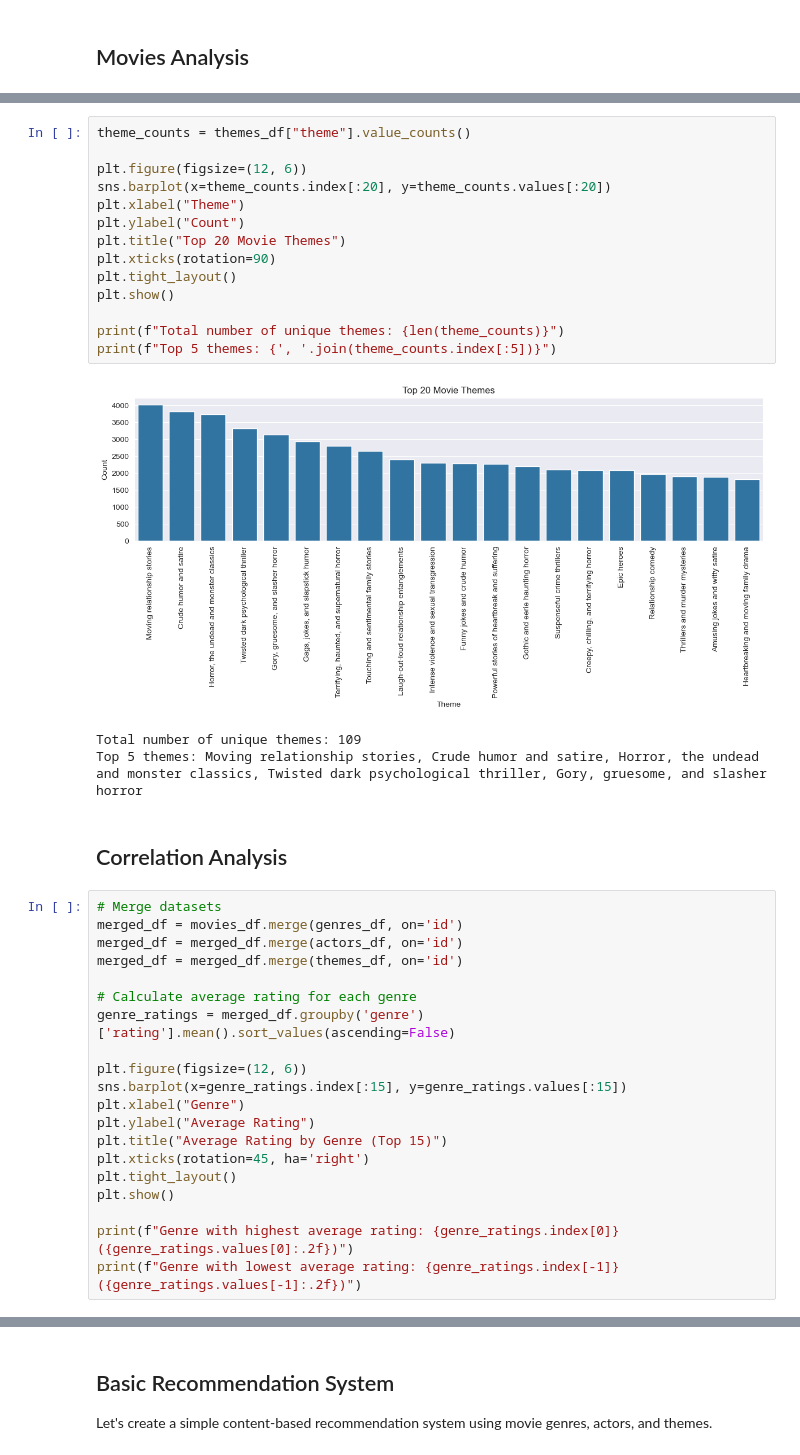
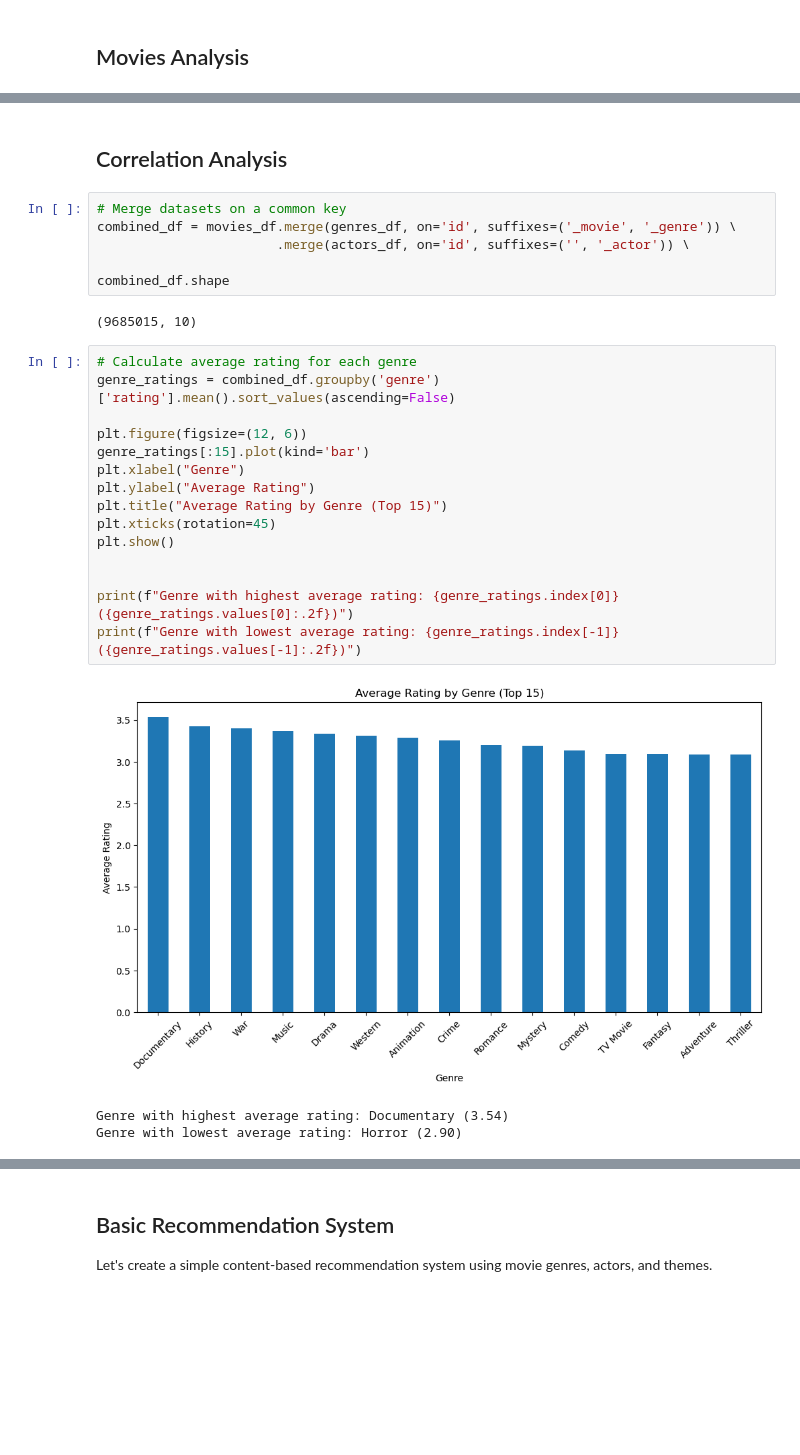
Before and after one commit to Simonstorms/Movie_Recommendation_System_and_Analysis, a Jupyter notebook: main.ipynb, the cells around one changed output, grey strips where cells are left out. Drawn from its saved outputs; the diff is of its cells as text; blank space fills up the shorter version.

```diff
--- a/main.ipynb
+++ b/main.ipynb
@@ -126,40 +125,29 @@ Median movie rating: 3.30
-# %%
-theme_counts = themes_df["theme"].value_counts()
-
-plt.figure(figsize=(12, 6))
-sns.barplot(x=theme_counts.index[:20], y=theme_counts.values[:20])
-plt.xlabel("Theme")
-plt.ylabel("Count")
-plt.title("Top 20 Movie Themes")
-plt.xticks(rotation=90)
-plt.tight_layout()
-plt.show()
-
-print(f"Total number of unique themes: {len(theme_counts)}")
-print(f"Top 5 themes: {', '.join(theme_counts.index[:5])}")
-# %% [output]
-[figure, removed]
-Total number of unique themes: 109
-Top 5 themes: Moving relationship stories, Crude humor and satire, Horror, the undead and monster classics, Twisted dark psychological thriller, Gory, gruesome, and slasher horror
 # %% [markdown]
 ## Correlation Analysis
+# %%
+# Merge datasets on a common key
+combined_df = movies_df.merge(genres_df, on='id', suffixes=('_movie', '_genre')) \
+                       .merge(actors_df, on='id', suffixes=('', '_actor')) \
+
+combined_df.shape
+# %% [output]
+(9685015, 10)
 # %%
-# Merge datasets
-merged_df = movies_df.merge(genres_df, on='id')
-merged_df = merged_df.merge(actors_df, on='id')
-merged_df = merged_df.merge(themes_df, on='id')
-
 # Calculate average rating for each genre
-genre_ratings = merged_df.groupby('genre')['rating'].mean().sort_values(ascending=False)
+genre_ratings = combined_df.groupby('genre')['rating'].mean().sort_values(ascending=False)
 
 plt.figure(figsize=(12, 6))
-sns.barplot(x=genre_ratings.index[:15], y=genre_ratings.values[:15])
+genre_ratings[:15].plot(kind='bar')
 plt.xlabel("Genre")
 plt.ylabel("Average Rating")
 plt.title("Average Rating by Genre (Top 15)")
-plt.xticks(rotation=45, ha='right')
-plt.tight_layout()
+plt.xticks(rotation=45)
 plt.show()
+
 
 print(f"Genre with highest average rating: {genre_ratings.index[0]} ({genre_ratings.values[0]:.2f})")
 print(f"Genre with lowest average rating: {genre_ratings.index[-1]} ({genre_ratings.values[-1]:.2f})")
+# %% [output]
+[figure, added]
+Genre with highest average rating: Documentary (3.54)
+Genre with lowest average rating: Horror (2.90)
```
Also changed, not shown: parts of 8 cells of this notebook.
